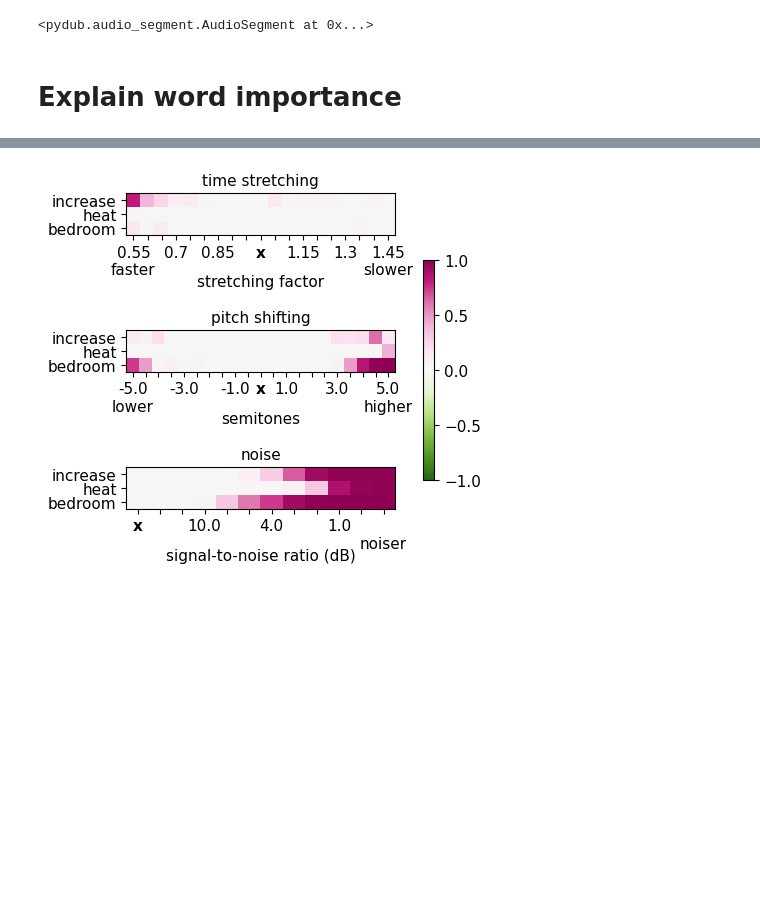
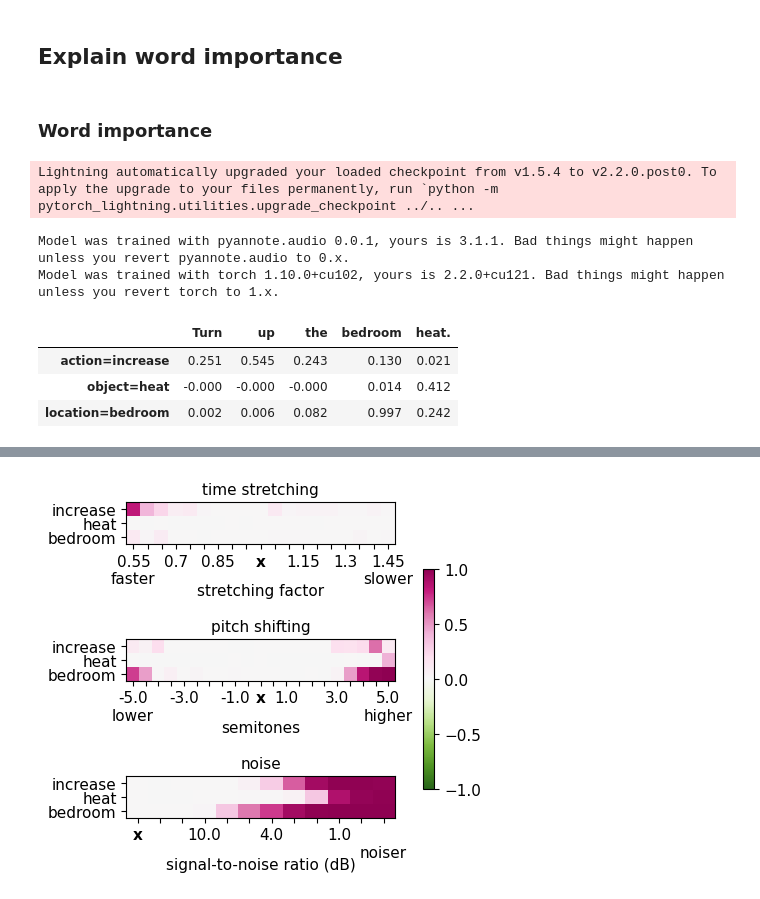
Before and after one commit to g8a9/ferret, a Jupyter notebook: examples/speech_xai_exp.ipynb, the cells around one changed output, grey strips where cells are left out. Drawn from its saved outputs; the diff is of its cells as text; code cells hidden in the pictures; blank space fills up the shorter version.

```diff
--- a/examples/speech_xai_exp.ipynb
+++ b/examples/speech_xai_exp.ipynb
@@ -62,5 +86,0 @@ audio_path = dataset[idx]['path']
-# %%
-audio = AudioSegment.from_wav(audio_path)
-display(audio)
-# %% [output]
-<pydub.audio_segment.AudioSegment at 0x...>
@@ -79,7 +87,20 @@ word_transcript = transcriptions[idx] if transcriptions else None
 # %% [markdown]
-# Explain word importance
+## Explain word importance
+# %% [markdown]
+### Word importance
 # %%
 explanation = benchmark.explain(
     audio_path=audio_path,
-    methodology='LOO', words_trascript=word_transcript)
+    methodology='LOO'
+)
+
+display(benchmark.show_table(explanation, decimals=3))
+# %% [output]
+Lightning automatically upgraded your loaded checkpoint from v1.5.4 to v2.2.0.post0. To apply the upgrade to your files permanently, run `python -m pytorch_lightning.utilities.upgrade_checkpoint ../.. ...
+Model was trained with pyannote.audio 0.0.1, yours is 3.1.1. Bad things might happen unless you revert pyannote.audio to 0.x.
+Model was trained with torch 1.10.0+cu102, yours is 2.2.0+cu121. Bad things might happen unless you revert torch to 1.x.
+|  | Turn | up | the | bedroom | heat. |
+| action=increase | 0.251 | 0.545 | 0.243 | 0.130 | 0.021 |
+| object=heat | -0.000 | -0.000 | -0.000 | 0.014 | 0.412 |
+| location=bedroom | 0.002 | 0.006 | 0.082 | 0.997 | 0.242 |
 # %%
```
Also changed, not shown: parts of 23 cells of this notebook, 3 other files.
